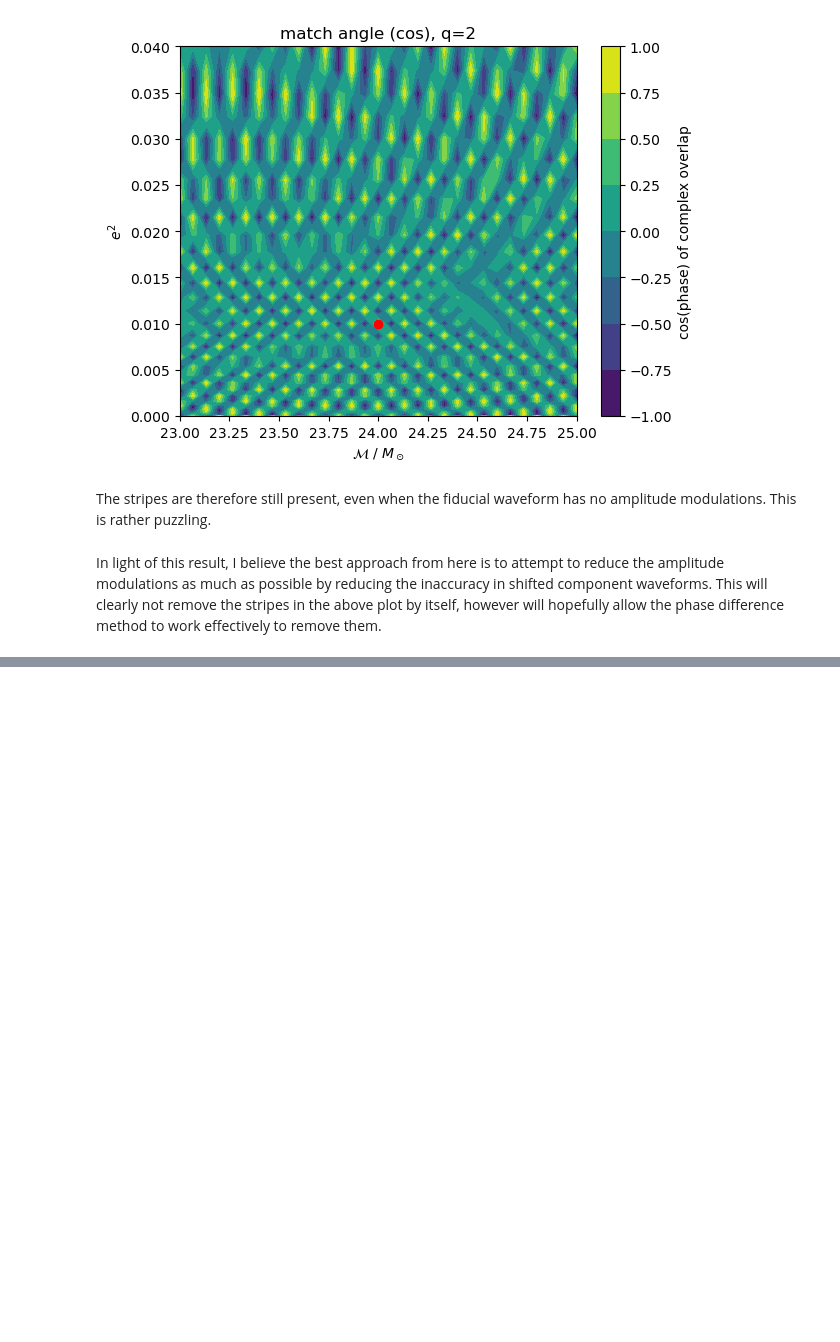
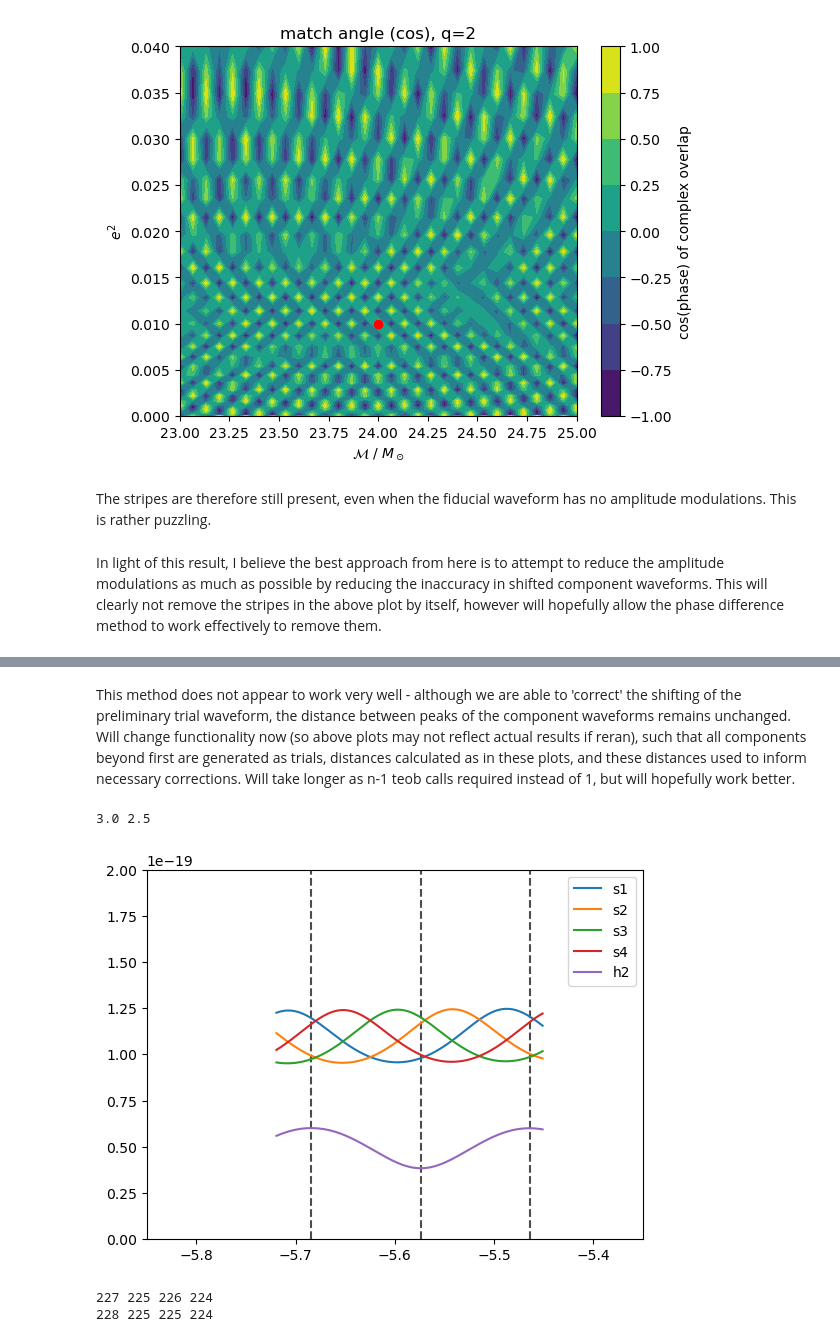
Before and after one commit to BenGPatterson/EccentricBinaries, a Jupyter notebook: notebooks/stripe_investigation.ipynb, the cells around one changed output, grey strips where cells are left out. Saved outputs shown, nothing was run; the diff lists cells and outputs as text; code cells hidden in the pictures; blank space fills up the shorter version.

```diff
--- a/notebooks/stripe_investigation.ipynb
+++ b/notebooks/stripe_investigation.ipynb
@@ -923,0 +1019,39 @@ In light of this result, I believe the best approach from here is to attempt to
+# %% [markdown]
+This method does not appear to work very well - although we are able to 'correct' the shifting of the preliminary trial waveform, the distance between peaks of the component waveforms remains unchanged. Will change functionality now (so above plots may not reflect actual results if reran), such that all components beyond first are generated as trials, distances calculated as in these plots, and these distances used to inform necessary corrections. Will take longer as n-1 teob calls required instead of 1, but will hopefully work better.
+# %%
+_, h1, h2, h3, h4, s1, s2, s3, s4 = get_h([1,1,1,1], 10, 0.1, chirp2total(24, 2), 2, 4096, comp_shift_corr=True)
+
+inds = [3200,4300]
+plt.plot(s1.sample_times[inds[0]:inds[1]], abs(s1[inds[0]:inds[1]]), label='s1')
+plt.plot(s1.sample_times[inds[0]:inds[1]], abs(s2[inds[0]:inds[1]]), label='s2')
+plt.plot(s1.sample_times[inds[0]:inds[1]], abs(s3[inds[0]:inds[1]]), label='s3')
+plt.plot(s1.sample_times[inds[0]:inds[1]], abs(s4[inds[0]:inds[1]]), label='s4')
+plt.plot(h2.sample_times[inds[0]:inds[1]], abs(h2[inds[0]:inds[1]])*2, label='h2')
+peakh2_ind = np.argmax(abs(h2[inds[0]:inds[1]]))
+peakh2_ind2 = np.argmax(abs(h2[inds[1]-int(np.diff(inds)[0]/2):inds[1]]))
+minh2_ind = np.argmin(abs(h2[inds[0]:inds[1]]))
+plt.axvline(h2.sample_times[inds[0]+peakh2_ind], c='k', ls='dashed', zorder=-1, alpha=0.7)
+plt.axvline(h2.sample_times[inds[1]-int(np.diff(inds)[0]/2)+peakh2_ind2], c='k', ls='dashed', zorder=-1, alpha=0.7)
+plt.axvline(h2.sample_times[inds[0]+minh2_ind], c='k', ls='dashed', zorder=-1, alpha=0.7)
+plt.ylim(0e-19,2e-19)
+plt.xlim(-5.85,-5.35)
+plt.legend()
+plt.show()
+
+peak1_ind1 = np.argmax(abs(s1[inds[0]:inds[1]-int(np.diff(inds)[0]/2)]))
+peak1_ind2 = np.argmax(abs(s1[inds[1]-int(np.diff(inds)[0]/2):inds[1]])) - inds[0] - int(np.diff(inds)[0]/2) + inds[1]
+peak2_ind = np.argmax(abs(s2[inds[0]:inds[1]]))
+peak3_ind = np.argmax(abs(s3[inds[0]:inds[1]]))
+peak4_ind = np.argmax(abs(s4[inds[0]:inds[1]]))
+min1_ind = np.argmin(abs(s1[inds[0]:inds[1]]))
+min2_ind = np.argmin(abs(s2[inds[0]:inds[1]]))
+min3_ind1 = np.argmin(abs(s3[inds[0]:inds[1]-int(np.diff(inds)[0]/2)]))
+min3_ind2 = np.argmin(abs(s3[inds[1]-int(np.diff(inds)[0]/2):inds[1]])) - inds[0] - int(np.diff(inds)[0]/2) + inds[1]
+min4_ind = np.argmin(abs(s4[inds[0]:inds[1]]))
+print(peak4_ind - peak1_ind1, peak3_ind - peak4_ind, peak2_ind - peak3_ind, peak1_ind2 - peak2_ind)
+print(min2_ind - min3_ind1, min1_ind - min2_ind, min4_ind - min1_ind, min3_ind2 - min4_ind)
+# %% [output]
+3.0 2.5
+[figure, added]
+227 225 226 224
+228 225 225 224
```
Also changed, not shown: parts of 9 cells of this notebook, 2 other files.
